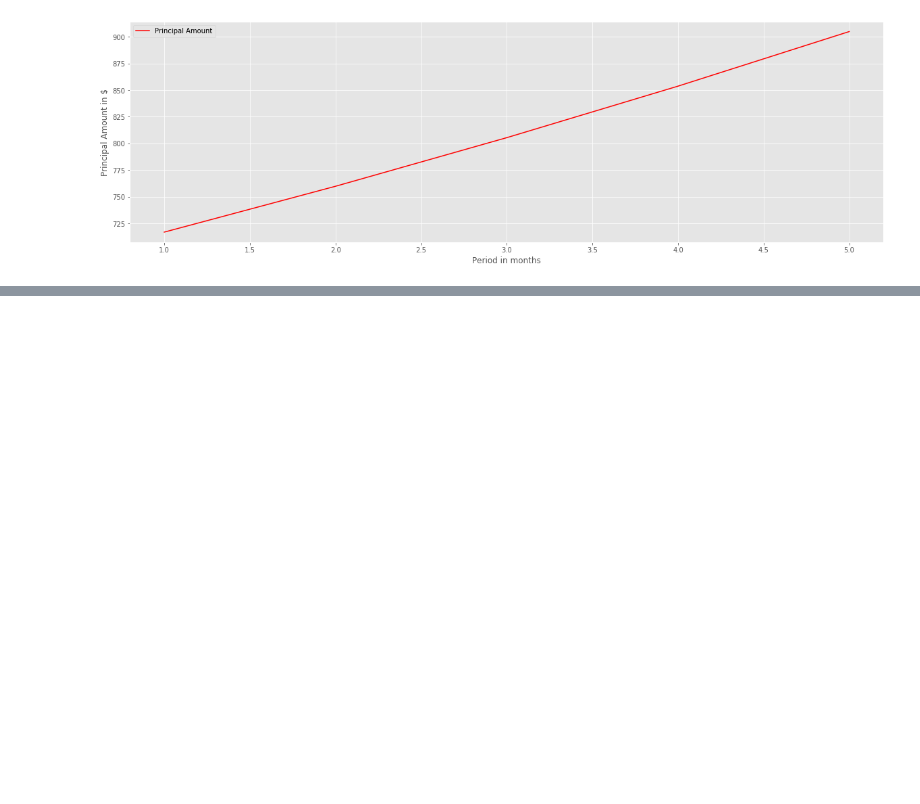
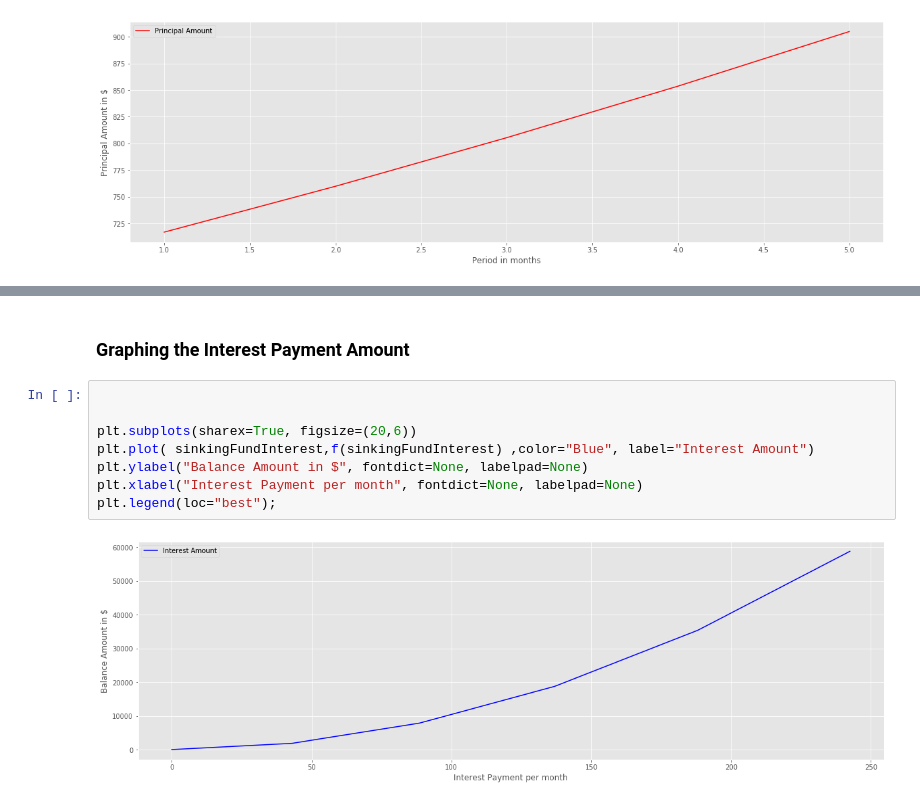
Before and after one commit to francose/amortizationSchedule, a Jupyter notebook: amortizationSchedule.ipynb, the cells around one changed output, grey strips where cells are left out. Drawn from its saved outputs; the diff is of its cells as text; blank space fills up the shorter version.

```diff
--- a/amortizationSchedule.ipynb
+++ b/amortizationSchedule.ipynb
@@ -121,0 +170,12 @@ plt.legend(loc="best");
+# %% [markdown]
+### Graphing the Interest Payment Amount  ###
+# %%
+
+
+plt.subplots(sharex=True, figsize=(20,6))
+plt.plot( sinkingFundInterest,f(sinkingFundInterest) ,color="Blue", label="Interest Amount")
+plt.ylabel("Balance Amount in $", fontdict=None, labelpad=None)
+plt.xlabel("Interest Payment per month", fontdict=None, labelpad=None)
+plt.legend(loc="best");
+# %% [output]
+[figure, added]
```
Also changed, not shown: parts of 9 cells of this notebook.
